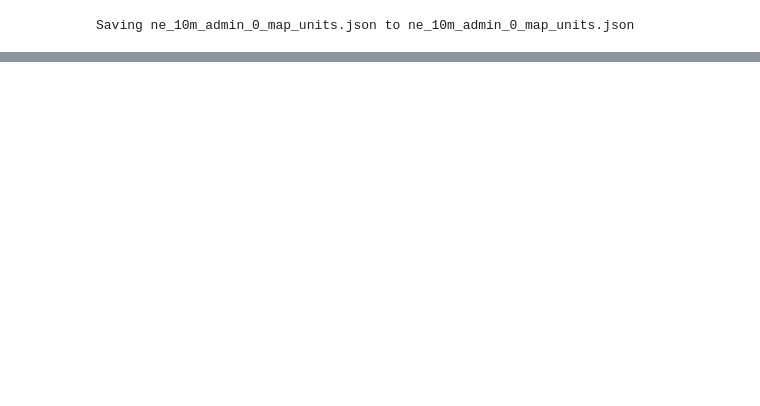
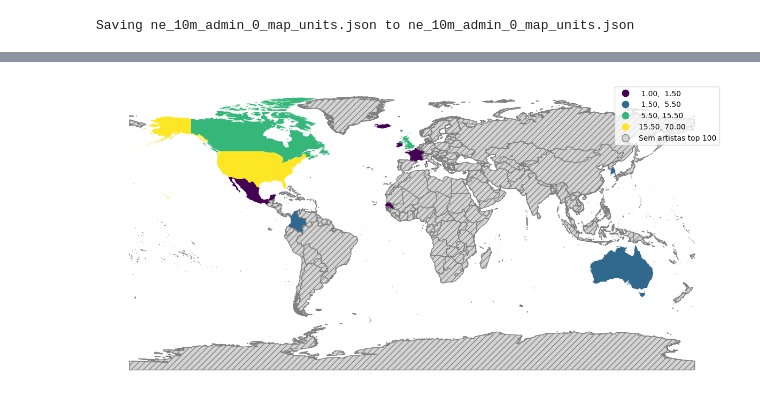
Before and after one commit to prokope/learning-data-science, a Jupyter notebook: eda.ipynb, the cells around one changed output, grey strips where cells are left out. Saved outputs shown, nothing was run; the diff lists cells and outputs as text; code cells hidden in the pictures; blank space fills up the shorter version.

```diff
--- a/eda.ipynb
+++ b/eda.ipynb
@@ -753,3 +738,0 @@ dtype: int64
-# %%
-artists_nationalities = artists_nationalities.replace({'US': 'United States', 'CA': 'Canada'})
-artists_nationalities
@@ -771,0 +739,3 @@ dtype: object
+# %%
+artists_count = artists_nationalities.value_counts()
+artists_count
@@ -801 +771,11 @@ gdf.plot(column='ECONOMY', figsize=(15,15), legend=True)
+# %%
+gdf[(gdf['ADMIN'] == 'United Kingdom')] = gdf[(gdf['ADMIN'] == 'United Kingdom')].replace('-99', 'GB')
+gdf.set_index('ISO_A2', inplace=True)
+gdf['MY_METRIC'] = gdf.index.map(artists_count)
+gdf['MY_METRIC'] = gdf['MY_METRIC'].fillna(0)
+gdf['MY_METRIC'] = gdf['MY_METRIC'].astype(int)
+# %%
+gdf['MY_METRIC'] = gdf.index.map(artists_count)
+# gdf['MY_METRIC'] = gdf['MY_METRIC'].fillna(0)
+# gdf['MY_METRIC'] = gdf['MY_METRIC'].astype(int)
 # %%
@@ -841,0 +800,22 @@ gdf.iloc[12]['ISO_A2']
+# %%
+bins = [1.5, 5.5, 15.5, 70]
+labels = ['De 1 a 1.5 artistas', 'De 1.5 a 5.5 artistas', 'De 5.5 a 15.5 artistas', 'Máximo']
+
+
+ax_2 = gdf.plot(
+    column='MY_METRIC',
+    figsize=(15, 15),
+    legend=True,
+    scheme='UserDefined',
+    classification_kwds={'bins': bins},
+    missing_kwds={
+        "color": "lightgrey",
+        "edgecolor": "grey",
+        "hatch": "///",
+        "label": "Sem artistas top 100",
+    },
+    )
+
+ax_2.set_axis_off()
+# %% [output]
+[figure, added]
```
Also changed, not shown: parts of 18 cells of this notebook.
